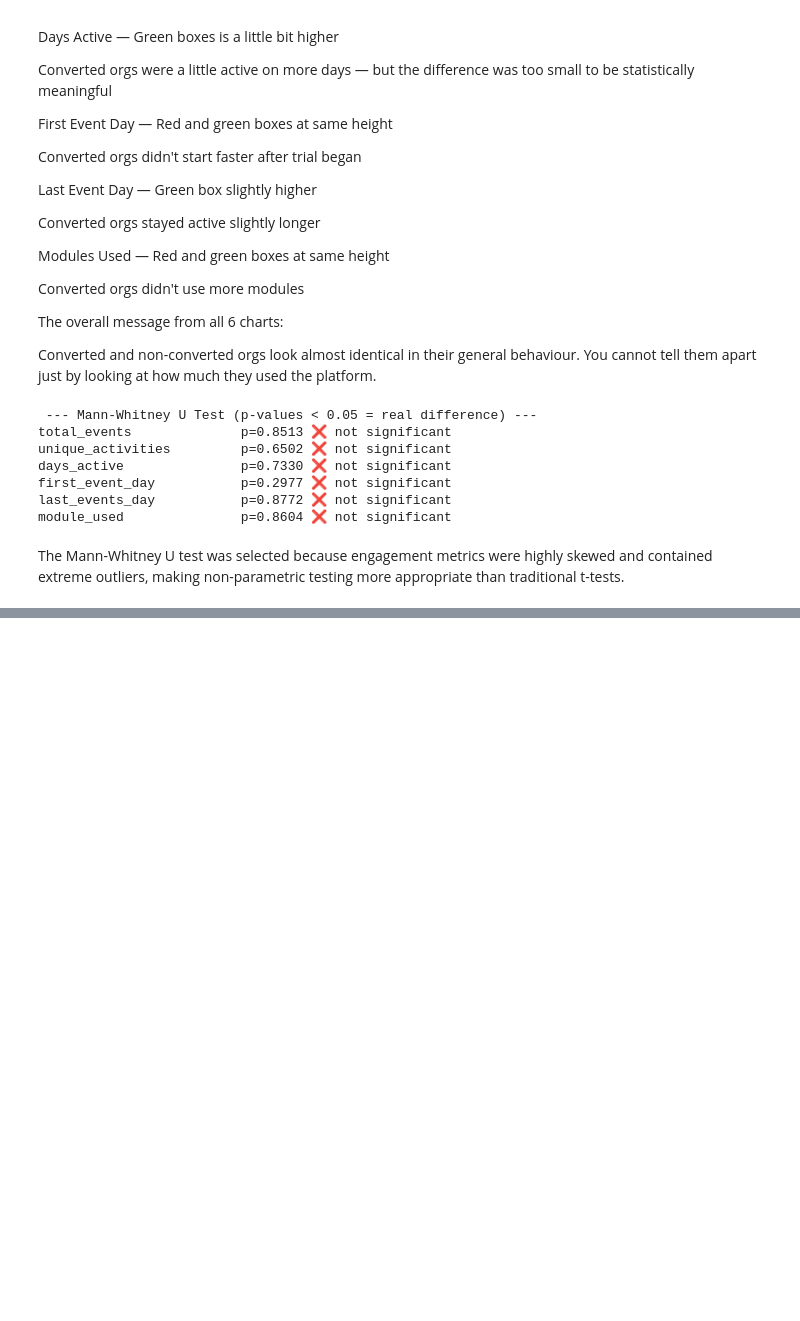
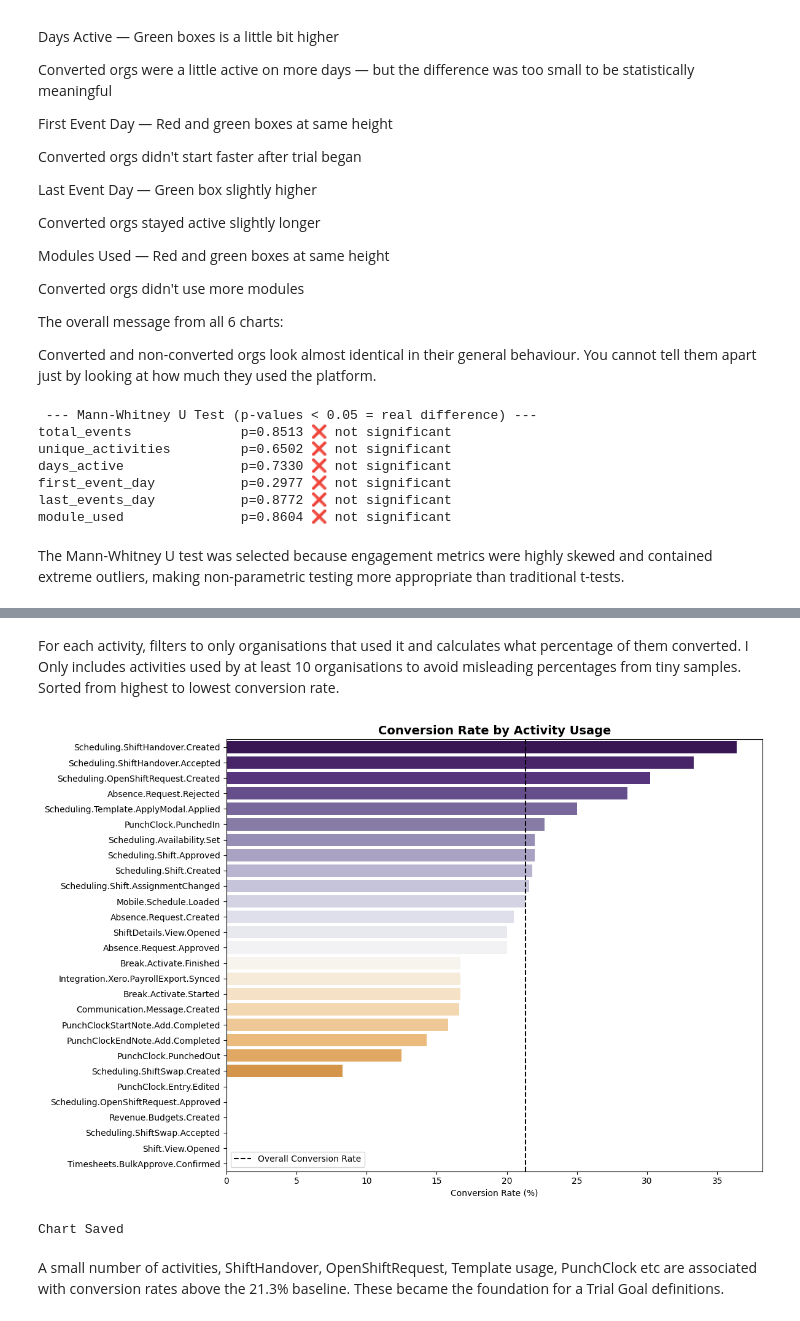
Before and after one commit to amieecode/trial-conversion-analysis, a Jupyter notebook: Notebooks/01_data_cleaning.ipynb, the cells around one changed output, grey strips where cells are left out. Drawn from its saved outputs; the diff is of its cells as text; code cells hidden in the pictures; blank space fills up the shorter version.

Commit message:
Added Conversion Rate by Activity Usage by activity usage

```diff
--- a/Notebooks/01_data_cleaning.ipynb
+++ b/Notebooks/01_data_cleaning.ipynb
@@ -382,16 +354,0 @@ The following features were created:
-# %%
-org_df = df.groupby('organization_id').agg({
-    'activity_name': 'count',   # total events
-    'timestamp': 'nunique',     # active days
-    'converted': 'max',         # whether org converted
-    'days_since_trial_start': 'max'
-}).reset_index()
-
-# Rename columns for clarity and business interpretation
-org_df.rename(columns={
-    'activity_name': 'total_events',
-    'timestamp': 'active_days',
-    'days_since_trial_start': 'max_active_day'
-}, inplace=True)
-
-org_df.head()
@@ -477,0 +399,33 @@ Conversion is highest in the first week of the trial at 23.4%, which suggests th
+# %% [markdown]
+For each activity, filters to only organisations that used it and calculates what percentage of them converted. I Only includes activities used by at least 10 organisations to avoid misleading percentages from tiny samples. Sorted from highest to lowest conversion rate.
+# %%
+activity_conv_df["conversion_rate_num"] = activity_conv_df["conversion_rate"].str.replace("%", "").astype(float)
+
+plt.figure(figsize=(12, 8))
+sns.barplot(
+    data=activity_conv_df,
+    y="activity",
+    x="conversion_rate_num",
+    hue="activity",
+    palette= "PuOr_r",
+    legend=False
+)
+
+plt.axvline(x=len(converted)/len(org_df)*100, color="black",
+            linestyle="--", label="Overall Conversion Rate")
+plt.title("Conversion Rate by Activity Usage", fontsize=14, fontweight="bold")
+plt.xlabel("Conversion Rate (%)")
+plt.ylabel("")
+plt.legend()
+plt.tight_layout()
+plt.savefig("conversion_by_activity.png", bbox_inches="tight", dpi=150)
+plt.show()
+print("Chart Saved")
+
+#This creates a horizontal bar chart showing the conversion rate for each activity.
+#A dashed vertical line marks the overall 21.3% baseline. Activities with bars extending past the line are positive signals for conversion.
+# %% [output]
+[figure, added]
+Chart Saved
+# %% [markdown]
+A small number of activities, ShiftHandover, OpenShiftRequest, Template usage, PunchClock etc are associated with conversion rates above the 21.3% baseline. These became the foundation for a Trial Goal definitions.
```
Also changed, not shown: parts of 17 cells of this notebook, 1 other file.
